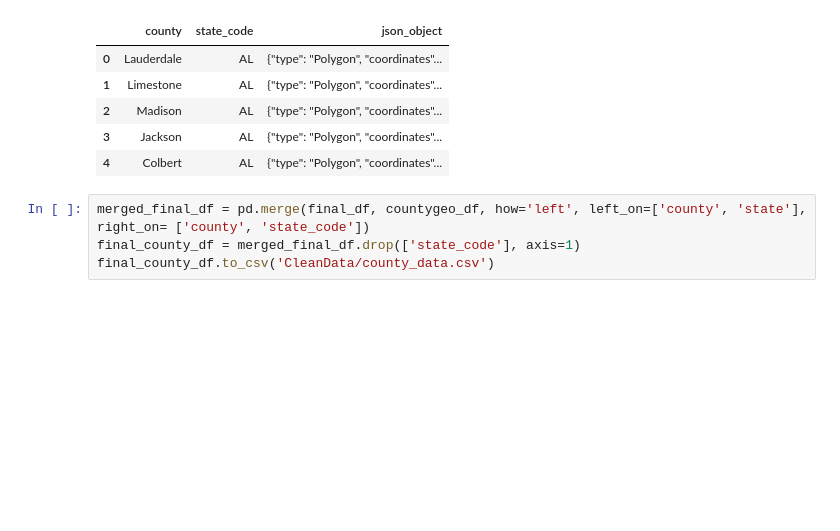
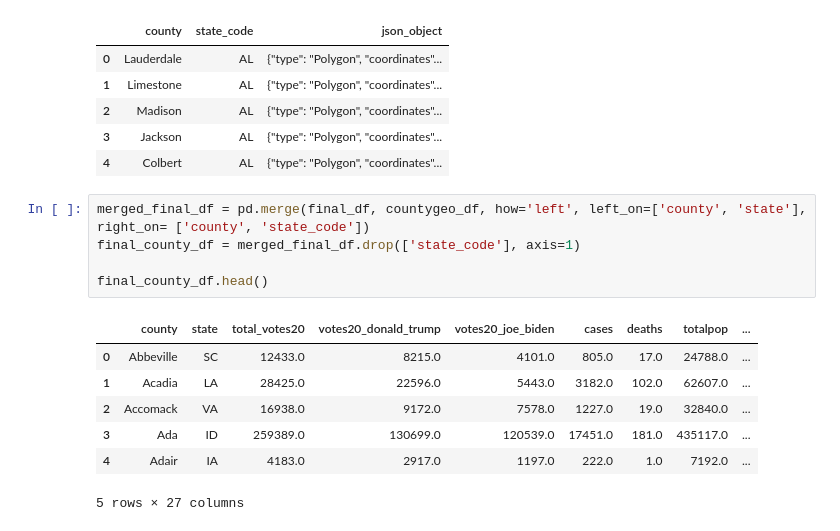
Before and after one commit to KGore12/The-2020-US-Presidential-Election-and-Covid-19, a Jupyter notebook: county_cleanup.ipynb, the cells around one changed output. Drawn from its saved outputs; the diff is of its cells as text; blank space fills up the shorter version.

```diff
--- a/county_cleanup.ipynb
+++ b/county_cleanup.ipynb
@@ -129,4 +130,13 @@ countygeo_df.head()
 # %%
 merged_final_df = pd.merge(final_df, countygeo_df, how='left', left_on=['county', 'state'], right_on= ['county', 'state_code'])
 final_county_df = merged_final_df.drop(['state_code'], axis=1)
-final_county_df.to_csv('CleanData/county_data.csv')
+
+final_county_df.head()
+# %% [output]
+|  | county | state | total_votes20 | votes20_donald_trump | votes20_joe_biden | cases | deaths | totalpop | ... |
+| 0 | Abbeville | SC | 12433.0 | 8215.0 | 4101.0 | 805.0 | 17.0 | 24788.0 | ... |
+| 1 | Acadia | LA | 28425.0 | 22596.0 | 5443.0 | 3182.0 | 102.0 | 62607.0 | ... |
+| 2 | Accomack | VA | 16938.0 | 9172.0 | 7578.0 | 1227.0 | 19.0 | 32840.0 | ... |
+| 3 | Ada | ID | 259389.0 | 130699.0 | 120539.0 | 17451.0 | 181.0 | 435117.0 | ... |
+| 4 | Adair | IA | 4183.0 | 2917.0 | 1197.0 | 222.0 | 1.0 | 7192.0 | ... |
+5 rows × 27 columns
```
Also changed, not shown: parts of 4 cells of this notebook, 4 other files.
